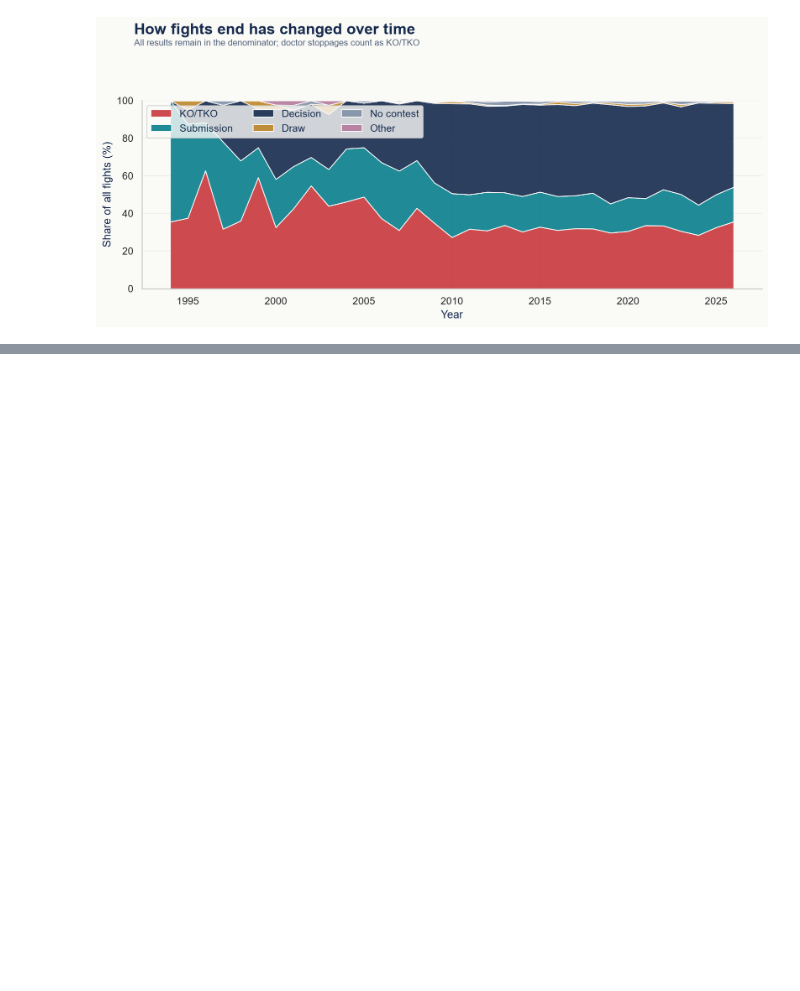
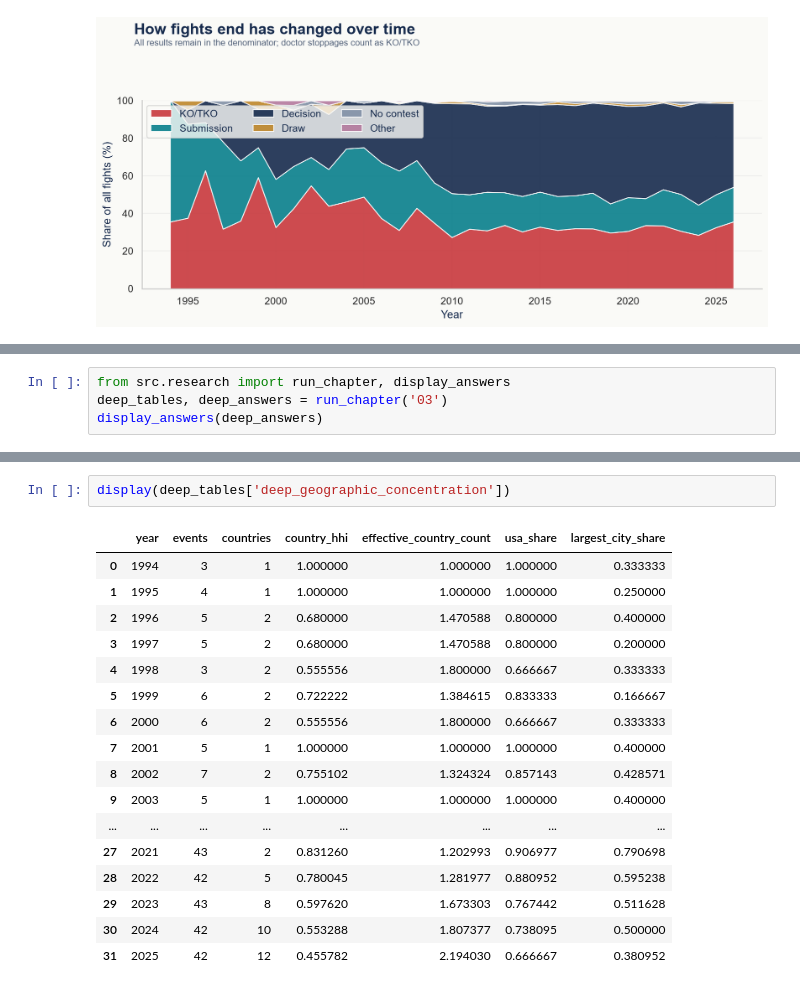
Before and after one commit to DQuanBui/UFC_Fights_Analysis, a Jupyter notebook: notebooks/03_eda_ufc_history.ipynb, the cells around one changed output, grey strips where cells are left out. Cells and saved outputs as stored; diff of their text form; blank space fills up the shorter version.

Commit message:
feat: decompose UFC growth and measure geographic concentration

```diff
--- a/notebooks/03_eda_ufc_history.ipynb
+++ b/notebooks/03_eda_ufc_history.ipynb
@@ -156,0 +161,4 @@ show(outcome_chart(fights))
+# %%
+from src.research import run_chapter, display_answers
+deep_tables, deep_answers = run_chapter('03')
+display_answers(deep_answers)
@@ -156,0 +193,20 @@ show(outcome_chart(fights))
+# %%
+display(deep_tables['deep_geographic_concentration'])
+# %% [output]
+|  | year | events | countries | country_hhi | effective_country_count | usa_share | largest_city_share |
+| 0 | 1994 | 3 | 1 | 1.000000 | 1.000000 | 1.000000 | 0.333333 |
+| 1 | 1995 | 4 | 1 | 1.000000 | 1.000000 | 1.000000 | 0.250000 |
+| 2 | 1996 | 5 | 2 | 0.680000 | 1.470588 | 0.800000 | 0.400000 |
+| 3 | 1997 | 5 | 2 | 0.680000 | 1.470588 | 0.800000 | 0.200000 |
+| 4 | 1998 | 3 | 2 | 0.555556 | 1.800000 | 0.666667 | 0.333333 |
+| 5 | 1999 | 6 | 2 | 0.722222 | 1.384615 | 0.833333 | 0.166667 |
+| 6 | 2000 | 6 | 2 | 0.555556 | 1.800000 | 0.666667 | 0.333333 |
+| 7 | 2001 | 5 | 1 | 1.000000 | 1.000000 | 1.000000 | 0.400000 |
+| 8 | 2002 | 7 | 2 | 0.755102 | 1.324324 | 0.857143 | 0.428571 |
+| 9 | 2003 | 5 | 1 | 1.000000 | 1.000000 | 1.000000 | 0.400000 |
+| ... | ... | ... | ... | ... | ... | ... | ... |
+| 27 | 2021 | 43 | 2 | 0.831260 | 1.202993 | 0.906977 | 0.790698 |
+| 28 | 2022 | 42 | 5 | 0.780045 | 1.281977 | 0.880952 | 0.595238 |
+| 29 | 2023 | 43 | 8 | 0.597620 | 1.673303 | 0.767442 | 0.511628 |
+| 30 | 2024 | 42 | 10 | 0.553288 | 1.807377 | 0.738095 | 0.500000 |
+| 31 | 2025 | 42 | 12 | 0.455782 | 2.194030 | 0.666667 | 0.380952 |
```
Also changed, not shown: parts of 5 cells of this notebook, 8 other files.
